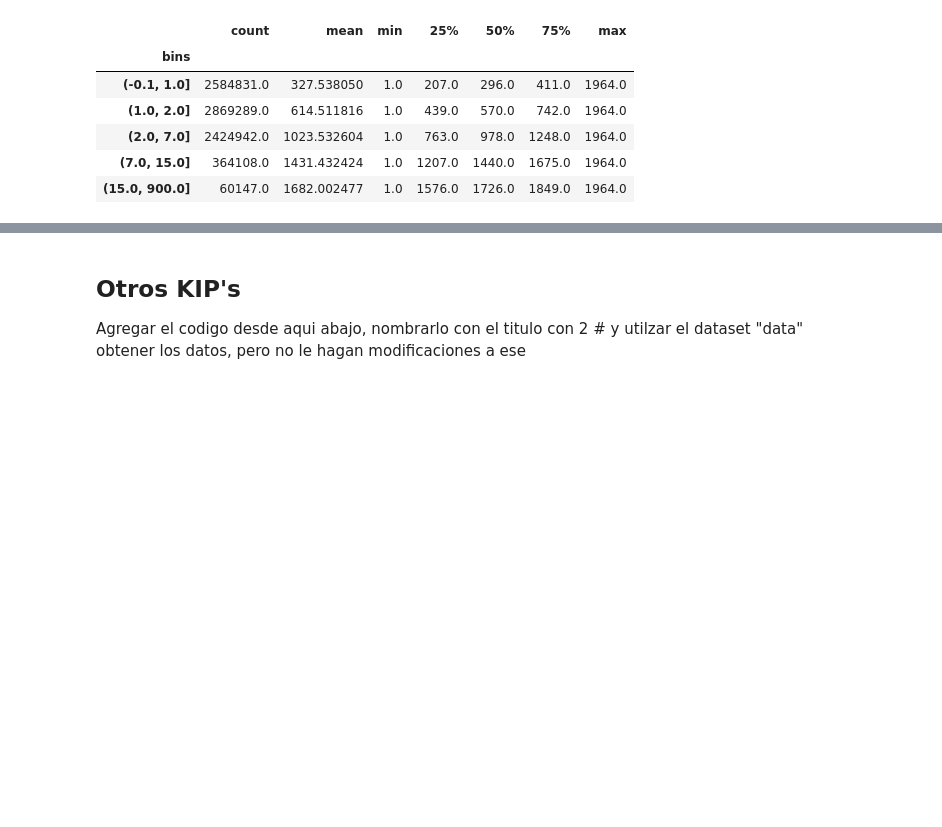
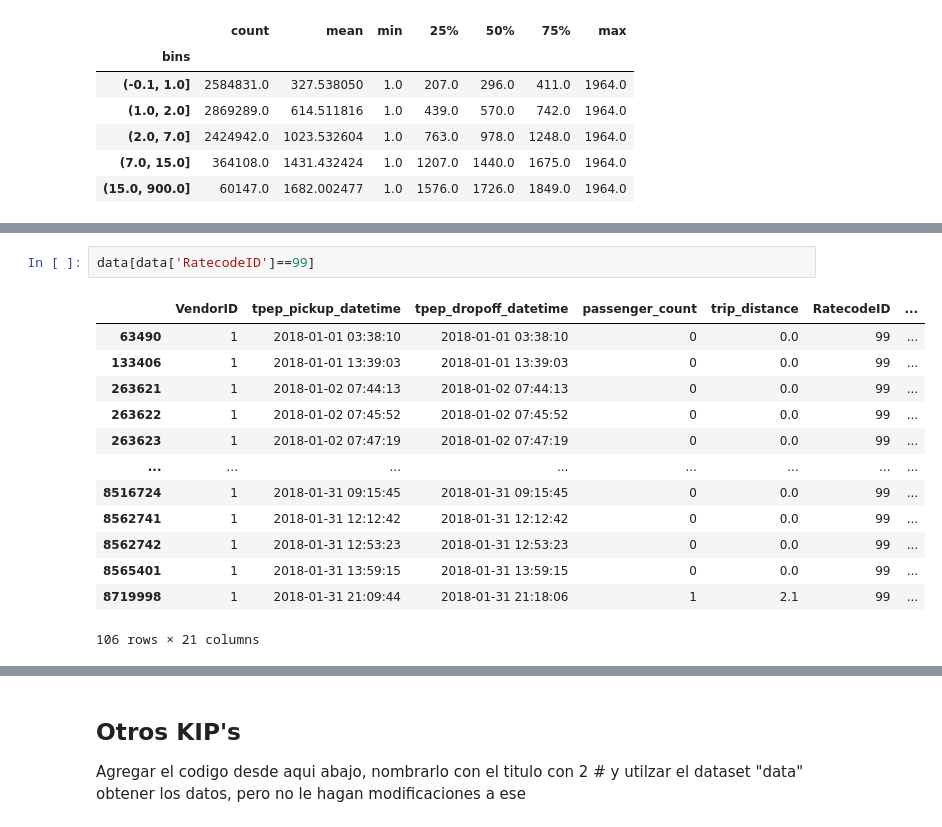
Before and after one commit to Ramirez-L/Proyecto_Taxis_Grupo_11, a Jupyter notebook: Exploracion/Dataset_Taxis.ipynb, the cells around one changed output, grey strips where cells are left out. Drawn from its saved outputs; the diff is of its cells as text; blank space fills up the shorter version.

```diff
--- a/Exploracion/Dataset_Taxis.ipynb
+++ b/Exploracion/Dataset_Taxis.ipynb
@@ -742,0 +737,16 @@ data_kpi_SO.groupby("bins").describe()["Tiempo_Viaje_s"][["count", "mean", "min"
+# %%
+data[data['RatecodeID']==99]
+# %% [output]
+|  | VendorID | tpep_pickup_datetime | tpep_dropoff_datetime | passenger_count | trip_distance | RatecodeID | ... |
+| 63490 | 1 | 2018-01-01 03:38:10 | 2018-01-01 03:38:10 | 0 | 0.0 | 99 | ... |
+| 133406 | 1 | 2018-01-01 13:39:03 | 2018-01-01 13:39:03 | 0 | 0.0 | 99 | ... |
+| 263621 | 1 | 2018-01-02 07:44:13 | 2018-01-02 07:44:13 | 0 | 0.0 | 99 | ... |
+| 263622 | 1 | 2018-01-02 07:45:52 | 2018-01-02 07:45:52 | 0 | 0.0 | 99 | ... |
+| 263623 | 1 | 2018-01-02 07:47:19 | 2018-01-02 07:47:19 | 0 | 0.0 | 99 | ... |
+| ... | ... | ... | ... | ... | ... | ... | ... |
+| 8516724 | 1 | 2018-01-31 09:15:45 | 2018-01-31 09:15:45 | 0 | 0.0 | 99 | ... |
+| 8562741 | 1 | 2018-01-31 12:12:42 | 2018-01-31 12:12:42 | 0 | 0.0 | 99 | ... |
+| 8562742 | 1 | 2018-01-31 12:53:23 | 2018-01-31 12:53:23 | 0 | 0.0 | 99 | ... |
+| 8565401 | 1 | 2018-01-31 13:59:15 | 2018-01-31 13:59:15 | 0 | 0.0 | 99 | ... |
+| 8719998 | 1 | 2018-01-31 21:09:44 | 2018-01-31 21:18:06 | 1 | 2.1 | 99 | ... |
+106 rows × 21 columns
```
Also changed, not shown: parts of 15 cells of this notebook.
